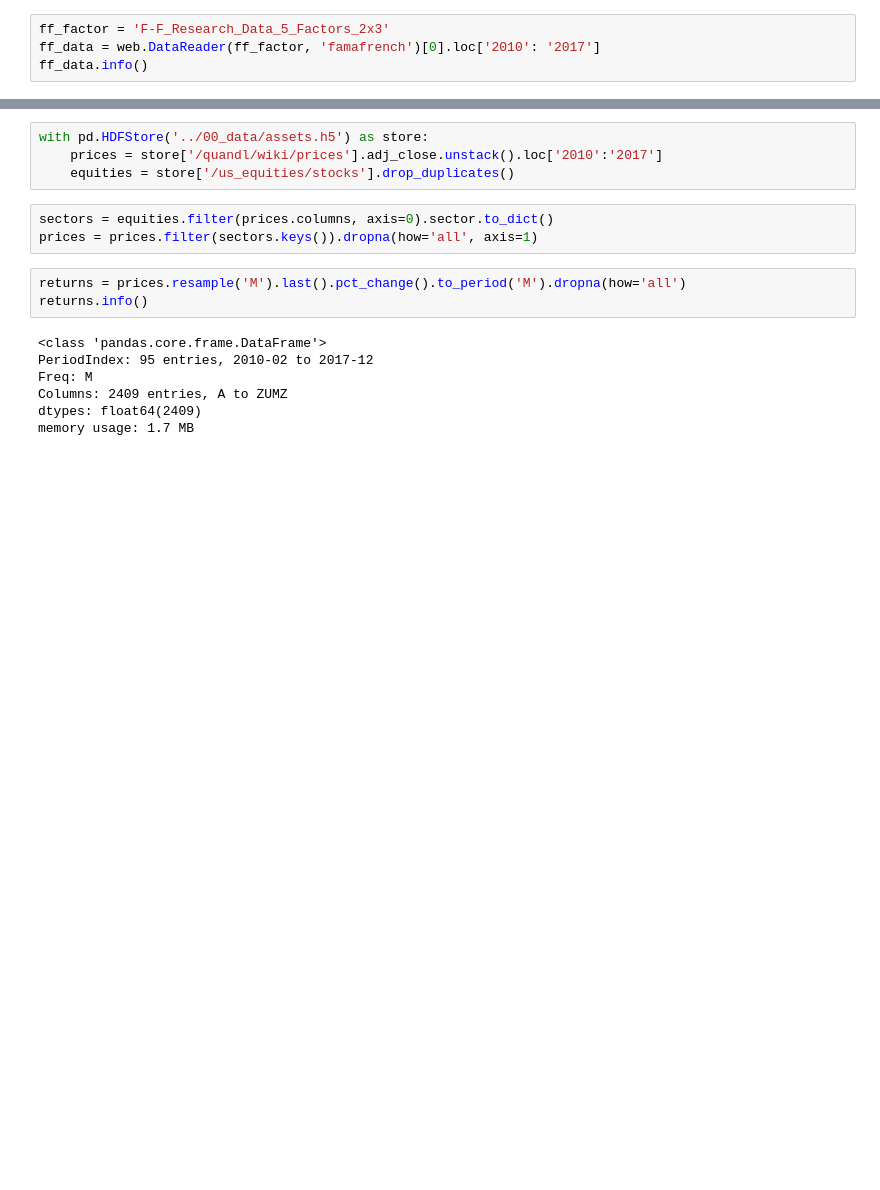
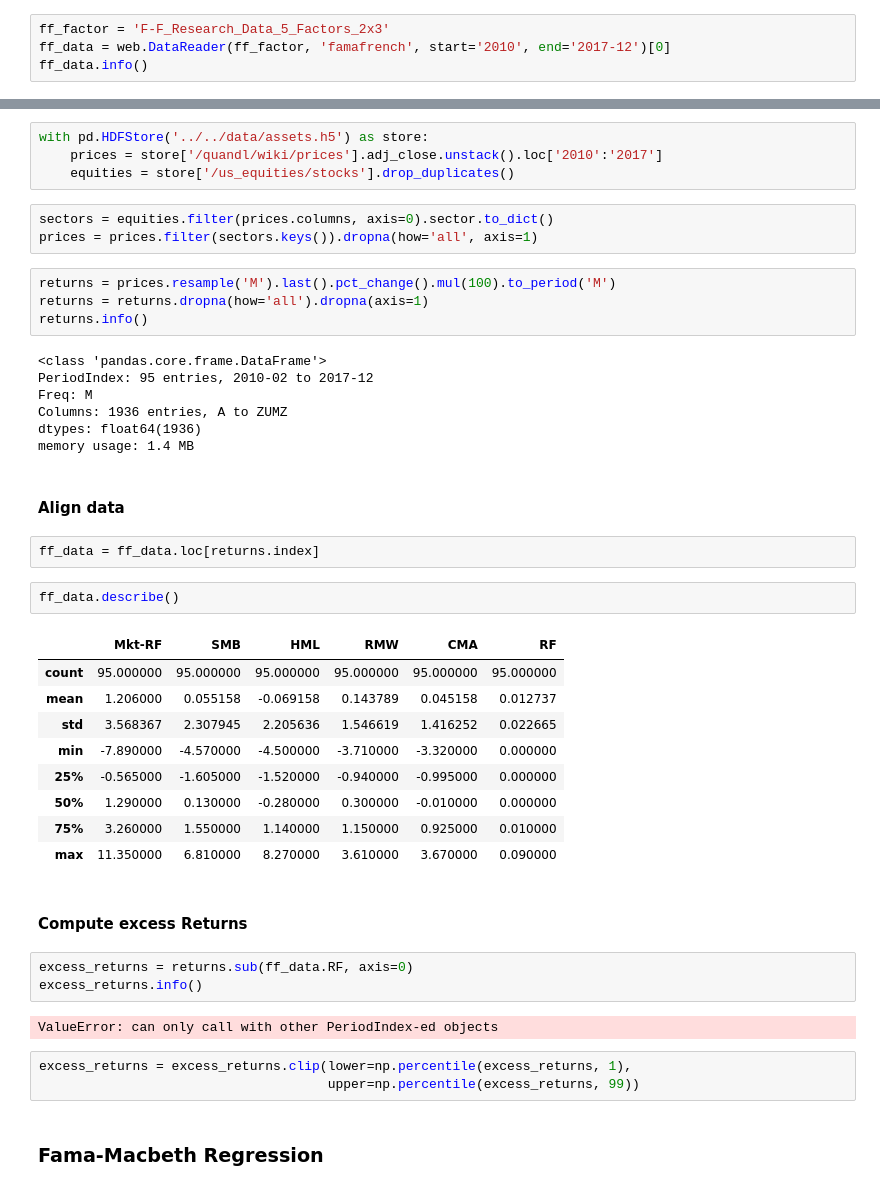
Before and after one commit to PaulClas/machine-learning-for-trading, a Jupyter notebook: 07_linear_models/02_factor_models/fama-macbeth.ipynb, the cells around one changed output, grey strips where cells are left out. Saved outputs shown, nothing was run; the diff lists cells and outputs as text; blank space fills up the shorter version.

```diff
--- a/07_linear_models/02_factor_models/fama-macbeth.ipynb
+++ b/07_linear_models/02_factor_models/fama-macbeth.ipynb
@@ -10,6 +15,6 @@ from linearmodels.asset_pricing import TradedFactorModel, LinearFactorModel, Lin
 # %%
 ff_factor = 'F-F_Research_Data_5_Factors_2x3'
-ff_data = web.DataReader(ff_factor, 'famafrench')[0].loc['2010': '2017']
+ff_data = web.DataReader(ff_factor, 'famafrench', start='2010', end='2017-12')[0]
 ff_data.info()
 # %% [output]
 <class 'pandas.core.frame.DataFrame'>
@@ -25,19 +30,48 @@ RF        96 non-null float64
 dtypes: float64(6)
 memory usage: 5.2 KB
 # %%
-with pd.HDFStore('../00_data/assets.h5') as store:
+with pd.HDFStore('../../data/assets.h5') as store:
     prices = store['/quandl/wiki/prices'].adj_close.unstack().loc['2010':'2017']
     equities = store['/us_equities/stocks'].drop_duplicates()
 # %%
 sectors = equities.filter(prices.columns, axis=0).sector.to_dict()
 prices = prices.filter(sectors.keys()).dropna(how='all', axis=1)
 # %%
-returns = prices.resample('M').last().pct_change().to_period('M').dropna(how='all')
+returns = prices.resample('M').last().pct_change().mul(100).to_period('M')
+returns = returns.dropna(how='all').dropna(axis=1)
 returns.info()
 # %% [output]
 <class 'pandas.core.frame.DataFrame'>
 PeriodIndex: 95 entries, 2010-02 to 2017-12
 Freq: M
-Columns: 2409 entries, A to ZUMZ
-dtypes: float64(2409)
-memory usage: 1.7 MB
+Columns: 1936 entries, A to ZUMZ
+dtypes: float64(1936)
+memory usage: 1.4 MB
+# %% [markdown]
+#### Align data
+# %%
+ff_data = ff_data.loc[returns.index]
+# %%
+ff_data.describe()
+# %% [output]
+|  | Mkt-RF | SMB | HML | RMW | CMA | RF |
+| count | 95.000000 | 95.000000 | 95.000000 | 95.000000 | 95.000000 | 95.000000 |
+| mean | 1.206000 | 0.055158 | -0.069158 | 0.143789 | 0.045158 | 0.012737 |
+| std | 3.568367 | 2.307945 | 2.205636 | 1.546619 | 1.416252 | 0.022665 |
+| min | -7.890000 | -4.570000 | -4.500000 | -3.710000 | -3.320000 | 0.000000 |
+| 25% | -0.565000 | -1.605000 | -1.520000 | -0.940000 | -0.995000 | 0.000000 |
+| 50% | 1.290000 | 0.130000 | -0.280000 | 0.300000 | -0.010000 | 0.000000 |
+| 75% | 3.260000 | 1.550000 | 1.140000 | 1.150000 | 0.925000 | 0.010000 |
+| max | 11.350000 | 6.810000 | 8.270000 | 3.610000 | 3.670000 | 0.090000 |
+# %% [markdown]
+#### Compute excess Returns
+# %%
+excess_returns = returns.sub(ff_data.RF, axis=0)
+excess_returns.info()
+# %% [output]
+ValueError: can only call with other PeriodIndex-ed objects
+# %%
+excess_returns = excess_returns.clip(lower=np.percentile(excess_returns, 1),
+                                     upper=np.percentile(excess_returns, 99))
+# %% [markdown]
+### Fama-Macbeth Regression
```
Also changed, not shown: parts of 24 cells of this notebook, 3 other files.
